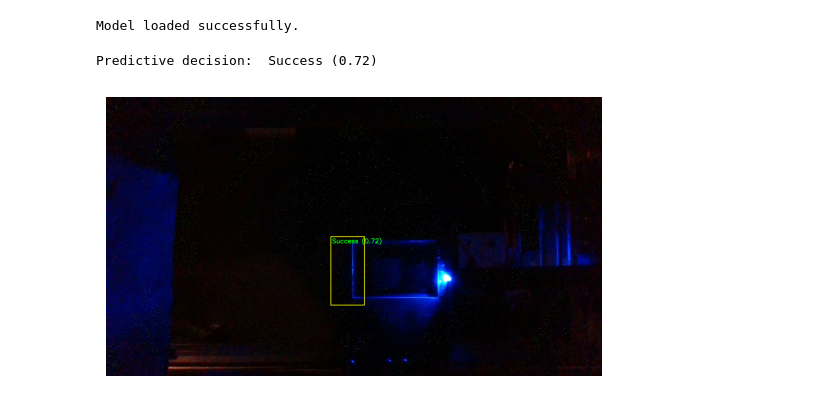
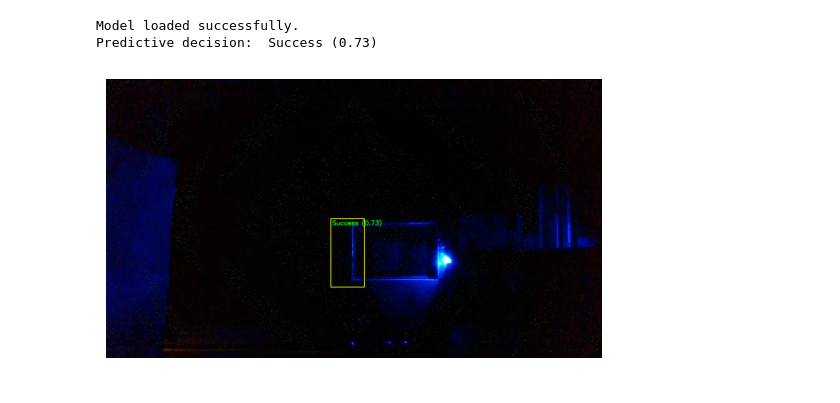
Before and after one commit to PV-Lab/ASHE, a Jupyter notebook: predictive_pipeline.ipynb, the cells around one changed output. Drawn from its saved outputs; the diff is of its cells as text; code cells hidden in the pictures.

```diff
--- a/predictive_pipeline.ipynb
+++ b/predictive_pipeline.ipynb
@@ -5,35 +5,36 @@ import torch
 from matplotlib import pyplot as plt
 # %%
 # load glass image
-glass_img_path = "./images/test_images/success_14.jpg"
-glass_img = cv2.imread(glass_img_path)
+glass_img_path = "./images/test_images/success_7.jpg"
+img_glass = cv2.imread(glass_img_path)
 
 # load model
 model_path = "./cnn_checkpoints/cnn_best_model_epoch_50_acc_100.00.pth"
 device = torch.device('cuda' if torch.cuda.is_available() else 'cpu')
 bot_model = cnn_predict.load_model(model_path, device)
+
+predictive_decision, text_color = cnn_predict.predict_single_static(img_glass, bot_model, device)
+print("Predictive decision: ", predictive_decision)
 # %% [output]
 Model loaded successfully.
+Predictive decision:  Success (0.73)
-# %%
-predictive_decision, text_color = cnn_predict.predict_single_static(glass_img, bot_model, device)
-print("Predictive decision: ", predictive_decision)
-# %% [output]
-Predictive decision:  Success (0.72)
-# %%
-ROI_X = 870
-ROI_Y = 260
-ROI_WIDTH = 130
-ROI_HEIGHT = 265
-ROI_OFFSET = 280
-
-cv2.rectangle(glass_img, (ROI_X, ROI_Y + ROI_OFFSET), (ROI_X + ROI_WIDTH, ROI_Y + ROI_OFFSET + ROI_HEIGHT), (0, 255, 255), 2) # Yellow ROI box
-cv2.putText(glass_img, predictive_decision, (ROI_X + 5, ROI_Y + ROI_OFFSET + 25), # Position near top-left of ROI
-            cv2.FONT_HERSHEY_SIMPLEX, 0.8, text_color, 2)
-
-# Show the frame
-img_rgb = cv2.cvtColor(glass_img, cv2.COLOR_BGR2RGB)
-plt.imshow(img_rgb)
-plt.axis('off')
-plt.show()
-# %% [output]
-[figure, removed]
+# %%
+ROI_X = 870
+ROI_Y = 260
+ROI_WIDTH = 130
+ROI_HEIGHT = 265
+ROI_OFFSET = 280
+
+cv2.rectangle(img_glass, (ROI_X, ROI_Y + ROI_OFFSET), (ROI_X + ROI_WIDTH, ROI_Y + ROI_OFFSET + ROI_HEIGHT), (0, 255, 255), 2) # Yellow ROI box
+cv2.putText(img_glass, predictive_decision, (ROI_X + 5, ROI_Y + ROI_OFFSET + 25), # Position near top-left of ROI
+            cv2.FONT_HERSHEY_SIMPLEX, 0.8, text_color, 2)
+
+cv2.imwrite('./images/test_images/cnn_success.jpg', img_glass)
+
+# Show the frame
+img_rgb = cv2.cvtColor(img_glass, cv2.COLOR_BGR2RGB)
+plt.imshow(img_rgb)
+plt.axis('off')
+plt.show()
+# %% [output]
+[figure, added]
```
Also changed, not shown: 37 other files.
